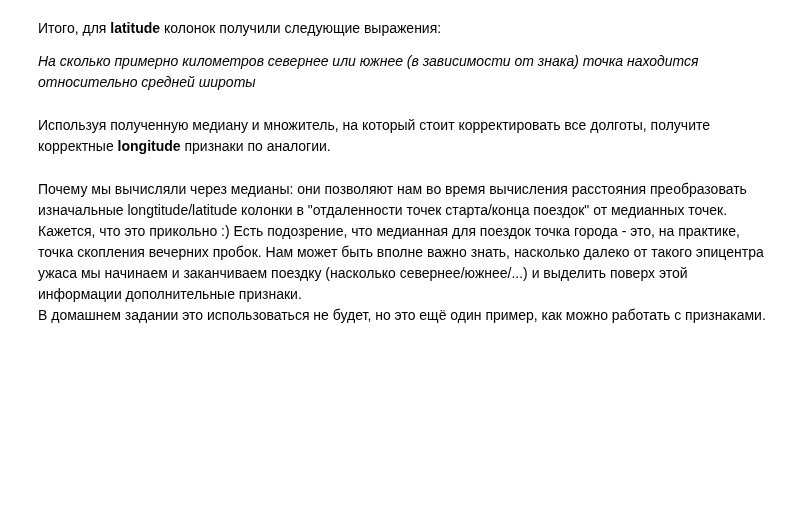
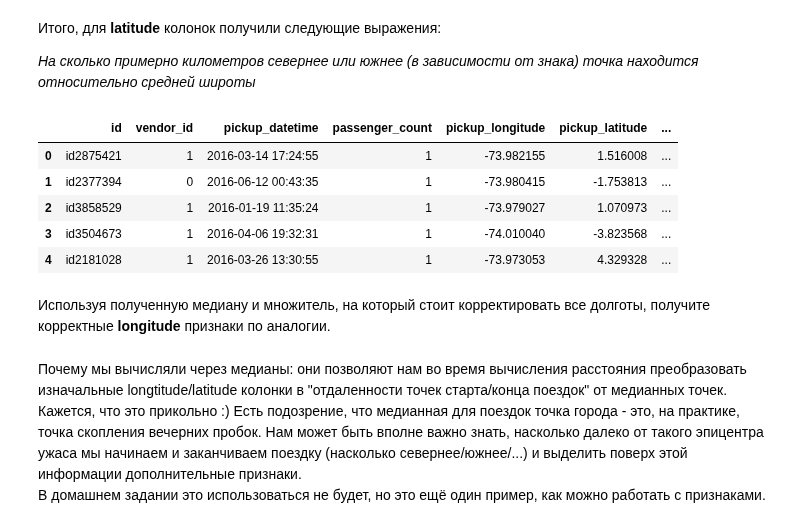
Before and after one commit to ML-engineering-Freelancerroma/ML_course, a Jupyter notebook: ML_1/HW1new.ipynb, the cells around one changed output. Drawn from its saved outputs; the diff is of its cells as text; code cells hidden in the pictures; blank space fills up the shorter version.

```diff
--- a/ML_1/HW1new.ipynb
+++ b/ML_1/HW1new.ipynb
@@ -122,6 +176,15 @@ allLong = list(taxiDB['pickup_longitude']) + list(taxiDB['dropoff_longitude'])
 medianLong  = sorted(allLong)[int(len(allLong)/2)]
 
 longMultiplier = np.cos(medianLat*(np.pi/180.0)) * 111.32
+# %%
+taxiDB.head()
+# %% [output]
+|  | id | vendor_id | pickup_datetime | passenger_count | pickup_longitude | pickup_latitude | ... |
+| 0 | id2875421 | 1 | 2016-03-14 17:24:55 | 1 | -73.982155 | 1.516008 | ... |
+| 1 | id2377394 | 0 | 2016-06-12 00:43:35 | 1 | -73.980415 | -1.753813 | ... |
+| 2 | id3858529 | 1 | 2016-01-19 11:35:24 | 1 | -73.979027 | 1.070973 | ... |
+| 3 | id3504673 | 1 | 2016-04-06 19:32:31 | 1 | -74.010040 | -3.823568 | ... |
+| 4 | id2181028 | 1 | 2016-03-26 13:30:55 | 1 | -73.973053 | 4.329328 | ... |
 # %% [markdown]
 Используя полученную медиану и множитель, на который стоит корректировать все долготы, получите корректные **longitude** признаки по аналогии.
 # %%
```
Also changed, not shown: parts of 10 cells of this notebook.
